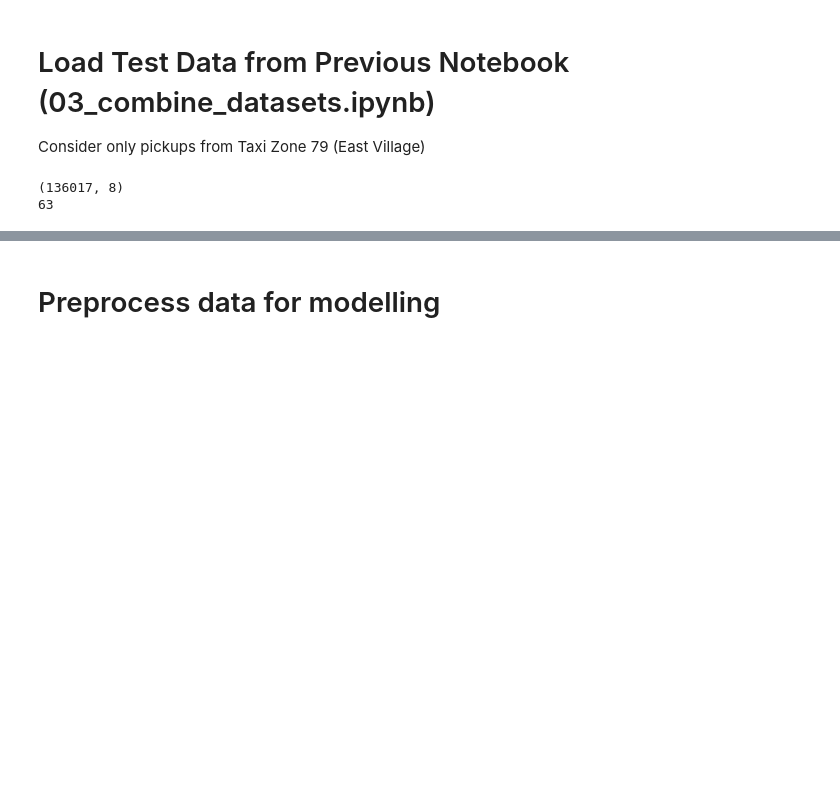
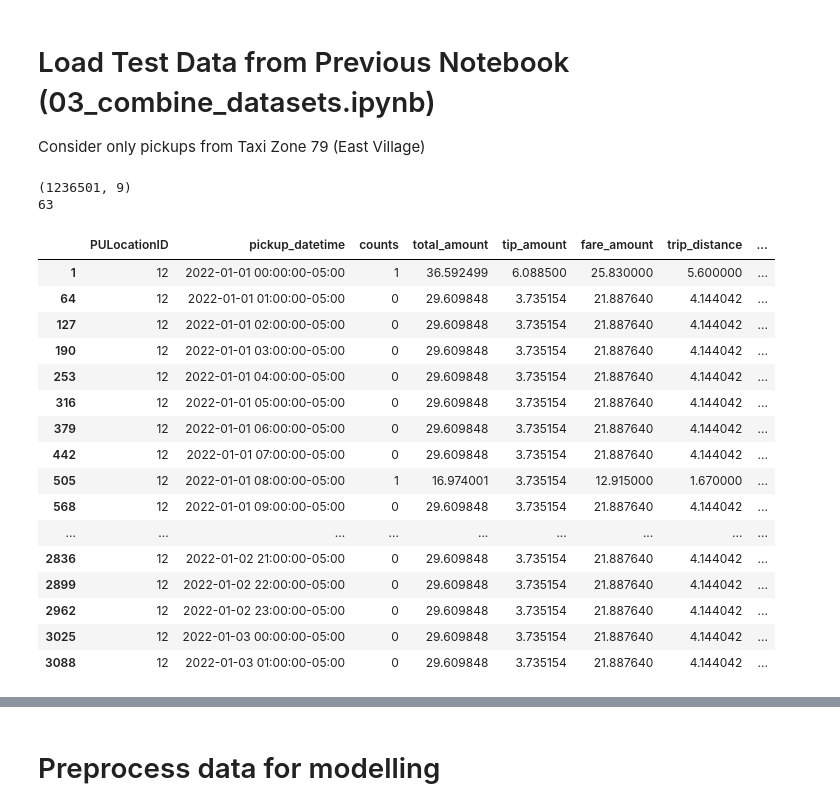
Before and after one commit to edwarddramirez/taxi-forecast, a Jupyter notebook: notebooks/05c_rnn_lstm_multi_series_multivar.ipynb, the cells around one changed output, grey strips where cells are left out. Saved outputs shown, nothing was run; the diff lists cells and outputs as text; code cells hidden in the pictures; blank space fills up the shorter version.

```diff
--- a/notebooks/05c_rnn_lstm_multi_series_multivar.ipynb
+++ b/notebooks/05c_rnn_lstm_multi_series_multivar.ipynb
@@ -35,11 +36,11 @@ Consider only pickups from Taxi Zone 79 (East Village)
 # %%
 # load data
 # ts = pd.read_pickle('data/test/counts_yellow_2023-01_2023-03.pkl')
-ts = pd.read_pickle('data/test/adjusted_yellow_2023-01_2023-03_bypulocation.pkl') ## Fewer PU zones
+ts = pd.read_pickle('data/test/adjusted_yellow_2022-01_2024-03_bypulocation.pkl') ## Fewer PU zones
 # ts = pd.read_pickle('./drive/MyDrive/Data Science Projects/taxi-forecast/notebooks/data/test/counts_yellow_2023-01_2023-03.pkl')
 
 # Drop 'total_amount'
-ts.drop(['total_amount'], axis=1, inplace=True)
+# ts.drop(['total_amount'], axis=1, inplace=True)
 
 # shape of data
 print(ts.shape)
@@ -52,5 +53,25 @@ ts.head()
 # Number of PU zones
 print(len(ts['PULocationID'].unique()))
 # %% [output]
-(136017, 8)
+(1236501, 9)
 63
+# %%
+ts[ts["PULocationID"] == 12].head(50)
+# %% [output]
+|  | PULocationID | pickup_datetime | counts | total_amount | tip_amount | fare_amount | trip_distance | ... |
+| 1 | 12 | 2022-01-01 00:00:00-05:00 | 1 | 36.592499 | 6.088500 | 25.830000 | 5.600000 | ... |
+| 64 | 12 | 2022-01-01 01:00:00-05:00 | 0 | 29.609848 | 3.735154 | 21.887640 | 4.144042 | ... |
+| 127 | 12 | 2022-01-01 02:00:00-05:00 | 0 | 29.609848 | 3.735154 | 21.887640 | 4.144042 | ... |
+| 190 | 12 | 2022-01-01 03:00:00-05:00 | 0 | 29.609848 | 3.735154 | 21.887640 | 4.144042 | ... |
+| 253 | 12 | 2022-01-01 04:00:00-05:00 | 0 | 29.609848 | 3.735154 | 21.887640 | 4.144042 | ... |
+| 316 | 12 | 2022-01-01 05:00:00-05:00 | 0 | 29.609848 | 3.735154 | 21.887640 | 4.144042 | ... |
+| 379 | 12 | 2022-01-01 06:00:00-05:00 | 0 | 29.609848 | 3.735154 | 21.887640 | 4.144042 | ... |
+| 442 | 12 | 2022-01-01 07:00:00-05:00 | 0 | 29.609848 | 3.735154 | 21.887640 | 4.144042 | ... |
+| 505 | 12 | 2022-01-01 08:00:00-05:00 | 1 | 16.974001 | 3.735154 | 12.915000 | 1.670000 | ... |
+| 568 | 12 | 2022-01-01 09:00:00-05:00 | 0 | 29.609848 | 3.735154 | 21.887640 | 4.144042 | ... |
+| ... | ... | ... | ... | ... | ... | ... | ... | ... |
+| 2836 | 12 | 2022-01-02 21:00:00-05:00 | 0 | 29.609848 | 3.735154 | 21.887640 | 4.144042 | ... |
+| 2899 | 12 | 2022-01-02 22:00:00-05:00 | 0 | 29.609848 | 3.735154 | 21.887640 | 4.144042 | ... |
+| 2962 | 12 | 2022-01-02 23:00:00-05:00 | 0 | 29.609848 | 3.735154 | 21.887640 | 4.144042 | ... |
+| 3025 | 12 | 2022-01-03 00:00:00-05:00 | 0 | 29.609848 | 3.735154 | 21.887640 | 4.144042 | ... |
+| 3088 | 12 | 2022-01-03 01:00:00-05:00 | 0 | 29.609848 | 3.735154 | 21.887640 | 4.144042 | ... |
```
Also changed, not shown: parts of 19 cells of this notebook, 1 other file.
